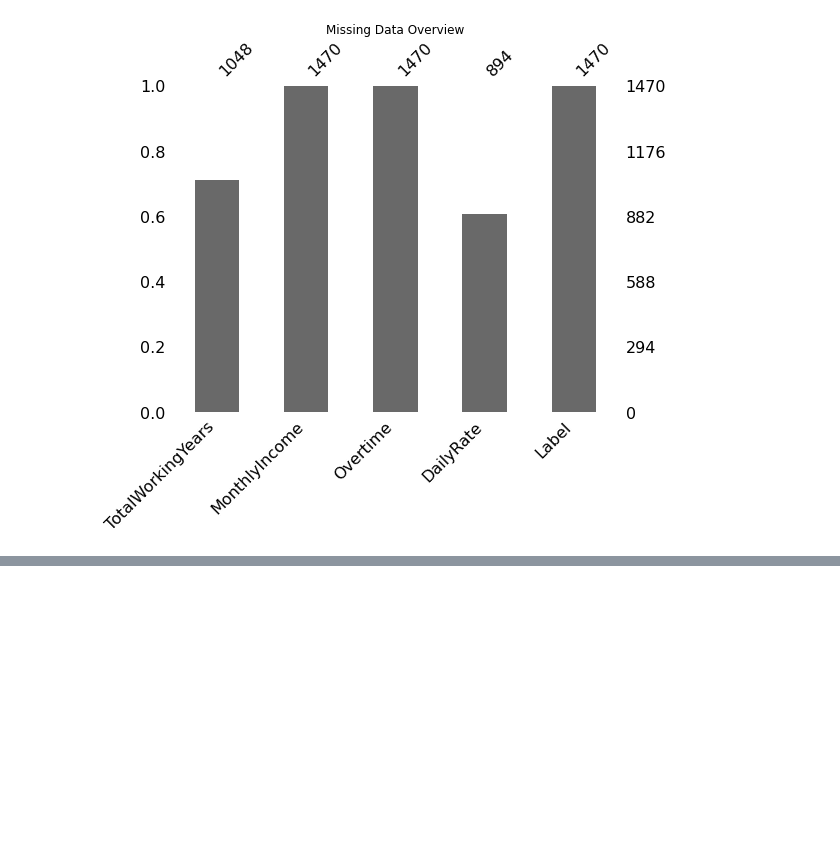
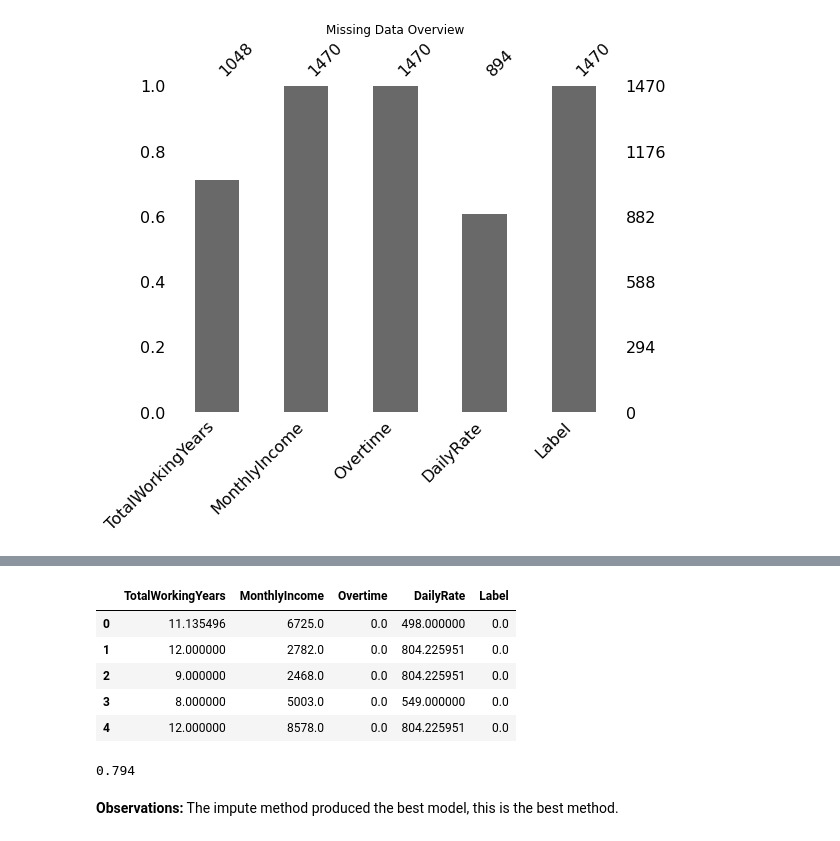
Before and after one commit to cyberholics/handling_missing_data, a Jupyter notebook: handling missing data .ipynb, the cells around one changed output, grey strips where cells are left out. Cells and saved outputs as stored; diff of their text form; code cells hidden in the pictures; blank space fills up the shorter version.

```diff
--- a/handling missing data .ipynb
+++ b/handling missing data .ipynb
@@ -71,0 +148,15 @@ Note: you may need to restart the kernel to use updated packages.
+# %%
+df_imputed.head()
+# %% [output]
+|  | TotalWorkingYears | MonthlyIncome | Overtime | DailyRate | Label |
+| 0 | 11.135496 | 6725.0 | 0.0 | 498.000000 | 0.0 |
+| 1 | 12.000000 | 2782.0 | 0.0 | 804.225951 | 0.0 |
+| 2 | 9.000000 | 2468.0 | 0.0 | 804.225951 | 0.0 |
+| 3 | 8.000000 | 5003.0 | 0.0 | 549.000000 | 0.0 |
+| 4 | 12.000000 | 8578.0 | 0.0 | 804.225951 | 0.0 |
+# %%
+build_model(df_imputed)
+# %% [output]
+0.794
+# %% [markdown]
+**Observations:** The impute method produced the best model, this is the best method.
```
Also changed, not shown: parts of 32 cells of this notebook.
